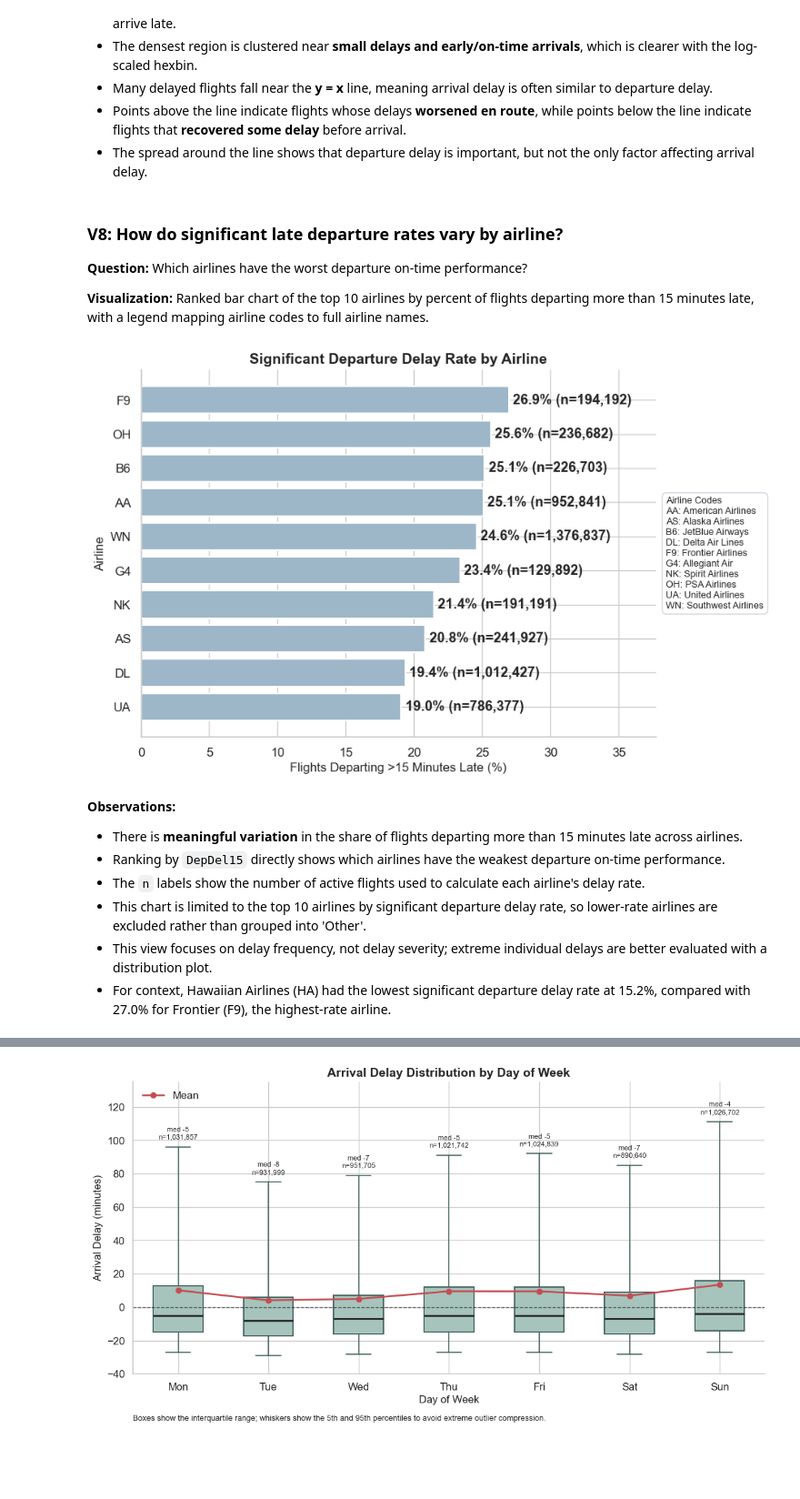
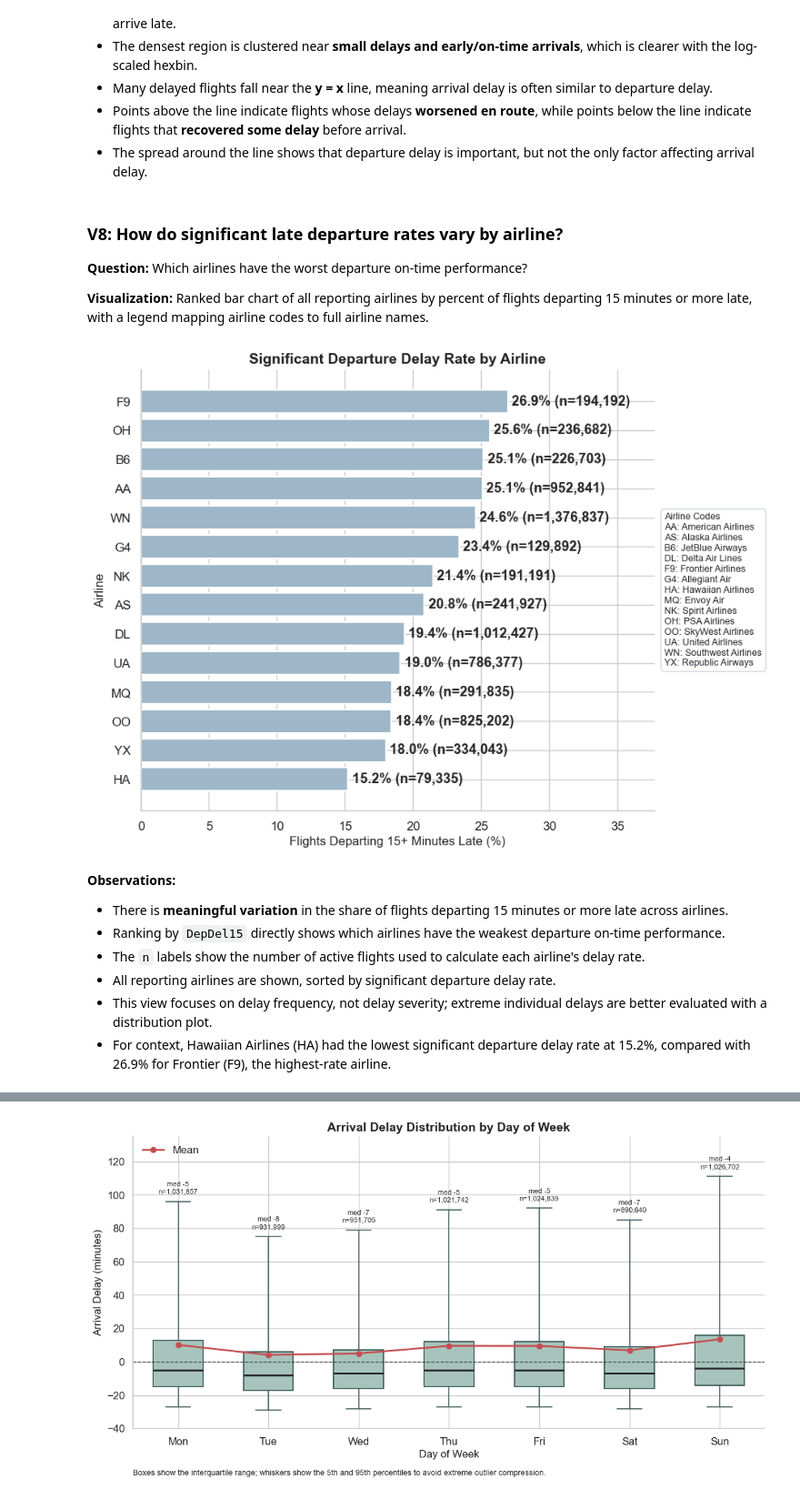
Before and after one commit to luisjfeliu/data-analysis-flight-delays-visuals, a Jupyter notebook: Part_I_exploration.ipynb, the cells around one changed output, grey strips where cells are left out. Shown at 91% size. Drawn from its saved outputs; the diff is of its cells as text; code cells hidden in the pictures; blank space fills up the shorter version.

```diff
--- a/Part_I_exploration.ipynb
+++ b/Part_I_exploration.ipynb
@@ -155,8 +156,8 @@ completed_mask = (~df['Cancelled'].astype(bool)) & (~df['Diverted'].astype(bool)
 df_active = df.loc[completed_mask].dropna(subset=analysis_cols).copy()
 dropped_completed = completed_mask.sum() - len(df_active)
 
-# IsDelayed: arrival delayed by more than 15 minutes (industry standard)
-df_active['IsDelayed'] = df_active['ArrDelay'] > 15
+# IsDelayed: official BTS arrival delay flag for 15 minutes or more.
+df_active['IsDelayed'] = df_active['ArrDel15'].eq(1)
 
 # DelayDelta: how much delay changes from departure to arrival
 # Positive = gets worse en route, Negative = recovers en route
@@ -491,19 +492,14 @@ plt.tight_layout()
 
 **Question:** Which airlines have the worst departure on-time performance?
 
-**Visualization:** Ranked bar chart of the top 10 airlines by percent of flights departing more than 15 minutes late, with a legend mapping airline codes to full airline names.
+**Visualization:** Ranked bar chart of all reporting airlines by percent of flights departing 15 minutes or more late, with a legend mapping airline codes to full airline names.
 # %%
 dep_del15_by_airline = (
     df_active.groupby('IATA_CODE_Reporting_Airline')['DepDel15']
     .agg(delay_rate='mean', flights='count')
 )
 dep_del15_by_airline['delay_rate'] = dep_del15_by_airline['delay_rate'] * 100
-dep_del15_by_airline = (
-    dep_del15_by_airline
-    .sort_values('delay_rate', ascending=False)
-    .head(10)
-    .sort_values('delay_rate', ascending=True)
-)
+dep_del15_by_airline = dep_del15_by_airline.sort_values('delay_rate', ascending=True)
 
 airline_names = {
     '9E': 'Endeavor Air',
@@ -525,7 +521,7 @@ airline_names = {
     'YX': 'Republic Airways'
 }
 
-fig, ax = plt.subplots(figsize=(12, 6))
+fig, ax = plt.subplots(figsize=(12, 7))
 bars = ax.barh(
     dep_del15_by_airline.index,
     dep_del15_by_airline['delay_rate'],
@@ -541,43 +537,43 @@ for bar, pct, flights in zip(
 ):
     ax.text(
         bar.get_width() + 0.3,
         bar.get_y() + bar.get_height() / 2,
         f'{pct:.1f}% (n={flights:,.0f})',
         va='center',
         fontweight='bold'
     )
 
 ax.set_title('Significant Departure Delay Rate by Airline', fontsize=14, fontweight='bold')
-ax.set_xlabel('Flights Departing >15 Minutes Late (%)', fontsize=12)
+ax.set_xlabel('Flights Departing 15+ Minutes Late (%)', fontsize=12)
 ax.set_ylabel('Airline', fontsize=12)
 ax.set_xlim(0, dep_del15_by_airline['delay_rate'].max() * 1.4)
 
 legend_text = 'Airline Codes\n' + '\n'.join(
     f'{code}: {airline_names.get(code, code)}'
     for code in sorted(dep_del15_by_airline.index)
 )
 ax.text(
     1.02,
     0.5,
     legend_text,
     transform=ax.transAxes,
     va='center',
     ha='left',
     fontsize=9,
     bbox=dict(boxstyle='round,pad=0.4', facecolor='white', edgecolor='#D0D7DE')
 )
 
 plt.tight_layout(rect=[0, 0, 0.78, 1])
 # %% [output]
-[figure, old version]
+[figure, new version]
 # %% [markdown]
 **Observations:**
-- There is **meaningful variation** in the share of flights departing more than 15 minutes late across airlines.
+- There is **meaningful variation** in the share of flights departing 15 minutes or more late across airlines.
 - Ranking by `DepDel15` directly shows which airlines have the weakest departure on-time performance.
 - The `n` labels show the number of active flights used to calculate each airline's delay rate.
-- This chart is limited to the top 10 airlines by significant departure delay rate, so lower-rate airlines are excluded rather than grouped into 'Other'.
+- All reporting airlines are shown, sorted by significant departure delay rate.
 - This view focuses on delay frequency, not delay severity; extreme individual delays are better evaluated with a distribution plot.
-- For context, Hawaiian Airlines (HA) had the lowest significant departure delay rate at 15.2%, compared with 27.0% for Frontier (F9), the highest-rate airline.
+- For context, Hawaiian Airlines (HA) had the lowest significant departure delay rate at 15.2%, compared with 26.9% for Frontier (F9), the highest-rate airline.
 # %% [markdown]
 ### V9: How do significant late arrival rates vary by airline?
 
```
Also changed, not shown: parts of 26 cells of this notebook, 2 other files.
